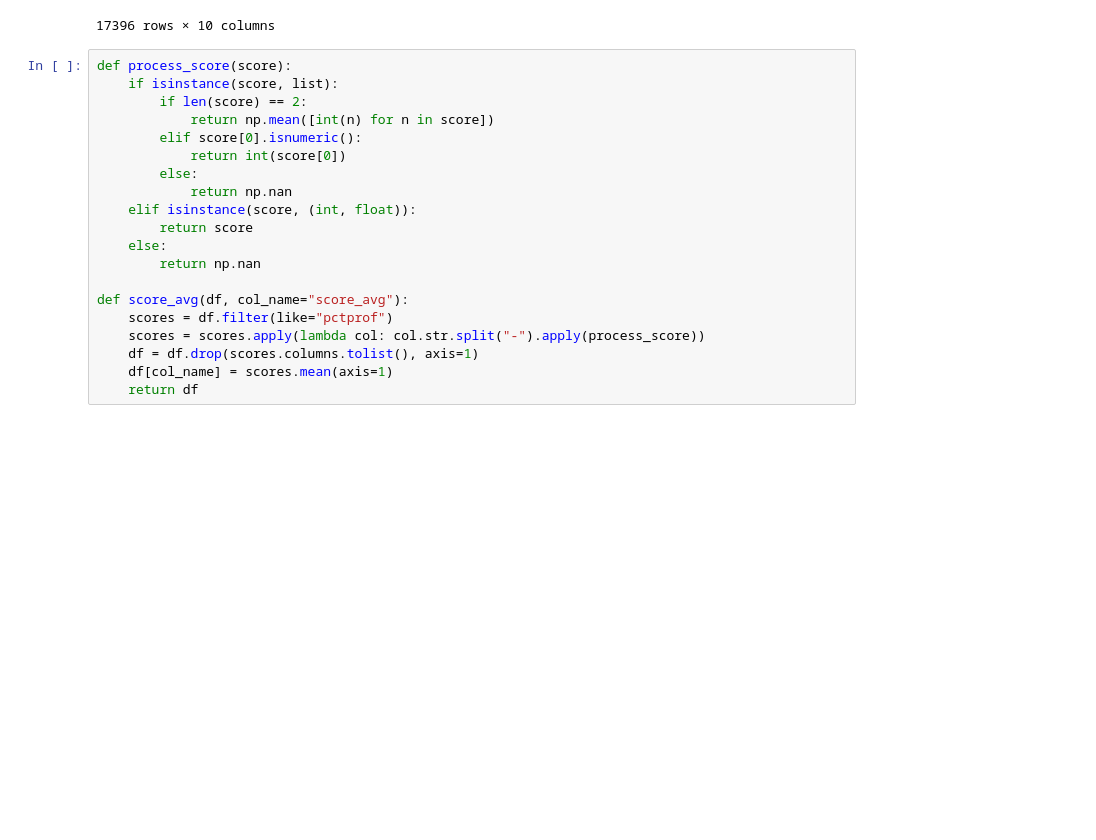
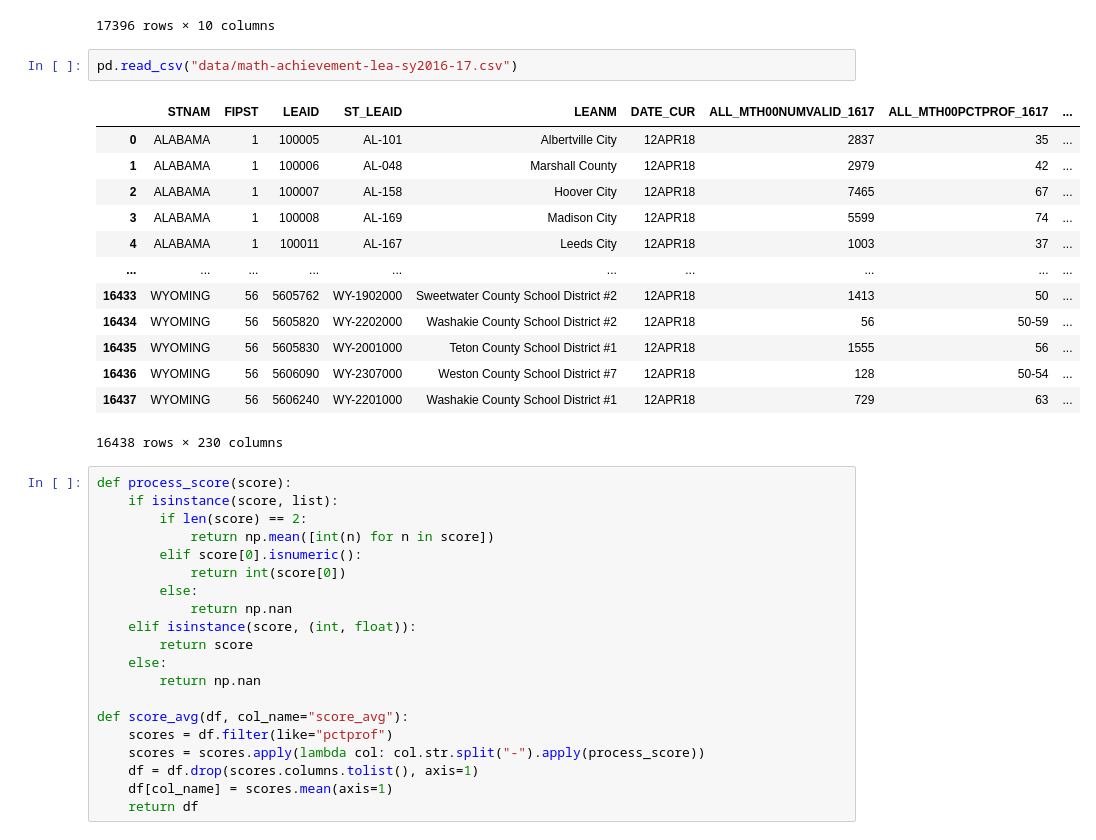
Before and after one commit to renatomatz/ibuying_effects, a Jupyter notebook: data_and_processing/combine_all.ipynb, the cells around one changed output. Cells and saved outputs as stored; diff of their text form; blank space fills up the shorter version.

Commit message:
finished data section

```diff
--- a/data_and_processing/combine_all.ipynb
+++ b/data_and_processing/combine_all.ipynb
@@ -497,6 +497,22 @@ eng["2019"].pipe(std_cols)
 | 17394 | 5606090 | WYOMING | 45-49 | 21-39 | 21-39 | ... |
 | 17395 | 5606240 | WYOMING | 71 | 75-79 | 55-59 | ... |
 17396 rows × 10 columns
+# %%
+pd.read_csv("data/math-achievement-lea-sy2016-17.csv")
+# %% [output]
+|  | STNAM | FIPST | LEAID | ST_LEAID | LEANM | DATE_CUR | ALL_MTH00NUMVALID_1617 | ALL_MTH00PCTPROF_1617 | ... |
+| 0 | ALABAMA | 1 | 100005 | AL-101 | Albertville City | 12APR18 | 2837 | 35 | ... |
+| 1 | ALABAMA | 1 | 100006 | AL-048 | Marshall County | 12APR18 | 2979 | 42 | ... |
+| 2 | ALABAMA | 1 | 100007 | AL-158 | Hoover City | 12APR18 | 7465 | 67 | ... |
+| 3 | ALABAMA | 1 | 100008 | AL-169 | Madison City | 12APR18 | 5599 | 74 | ... |
+| 4 | ALABAMA | 1 | 100011 | AL-167 | Leeds City | 12APR18 | 1003 | 37 | ... |
+| ... | ... | ... | ... | ... | ... | ... | ... | ... | ... |
+| 16433 | WYOMING | 56 | 5605762 | WY-1902000 | Sweetwater County School District #2 | 12APR18 | 1413 | 50 | ... |
+| 16434 | WYOMING | 56 | 5605820 | WY-2202000 | Washakie County School District #2 | 12APR18 | 56 | 50-59 | ... |
+| 16435 | WYOMING | 56 | 5605830 | WY-2001000 | Teton County School District #1 | 12APR18 | 1555 | 56 | ... |
+| 16436 | WYOMING | 56 | 5606090 | WY-2307000 | Weston County School District #7 | 12APR18 | 128 | 50-54 | ... |
+| 16437 | WYOMING | 56 | 5606240 | WY-2201000 | Washakie County School District #1 | 12APR18 | 729 | 63 | ... |
+16438 rows × 230 columns
 # %%
 def process_score(score):
     if isinstance(score, list):
```
Also changed, not shown: parts of 5 cells of this notebook, 20 other files.
